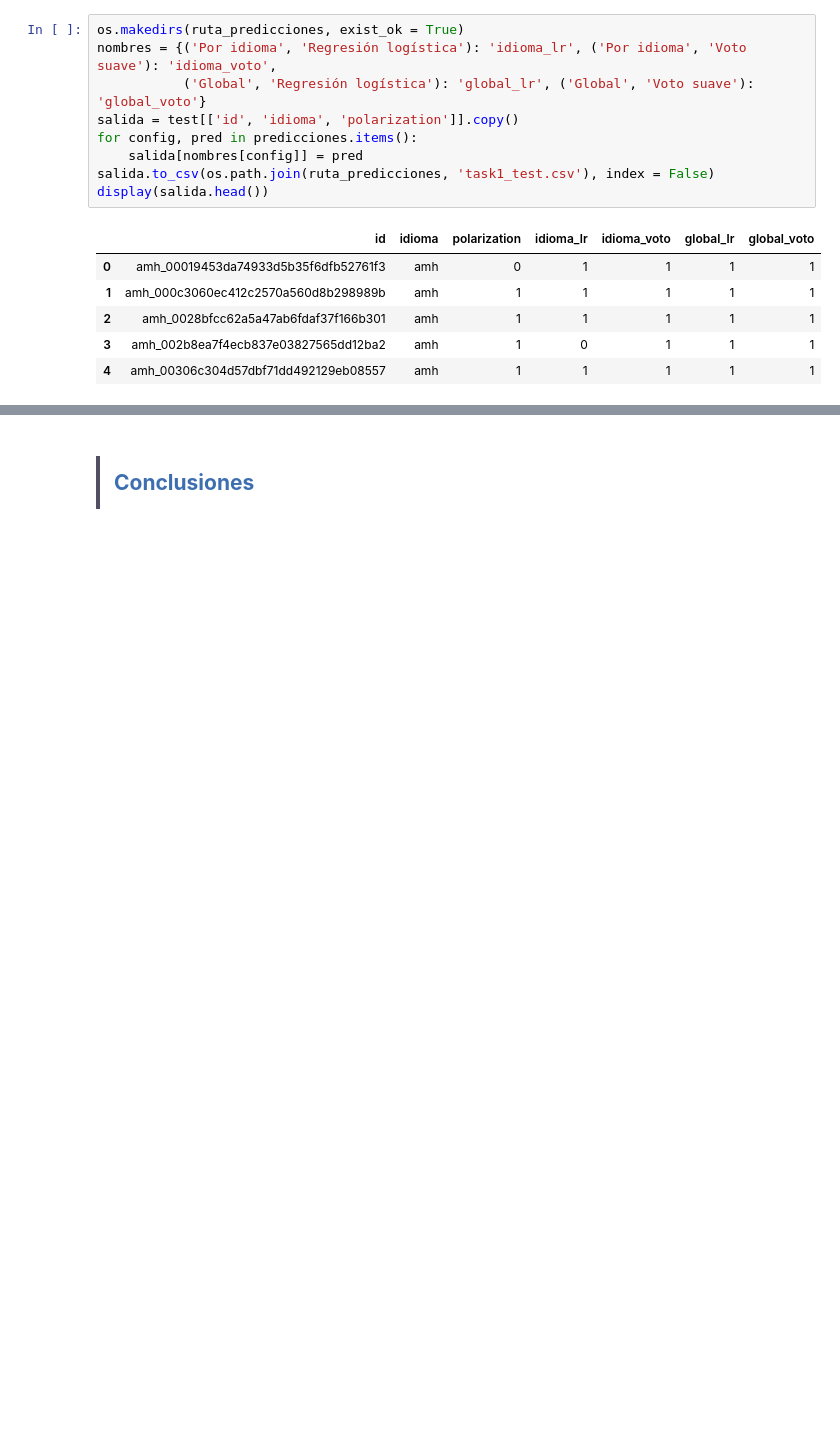
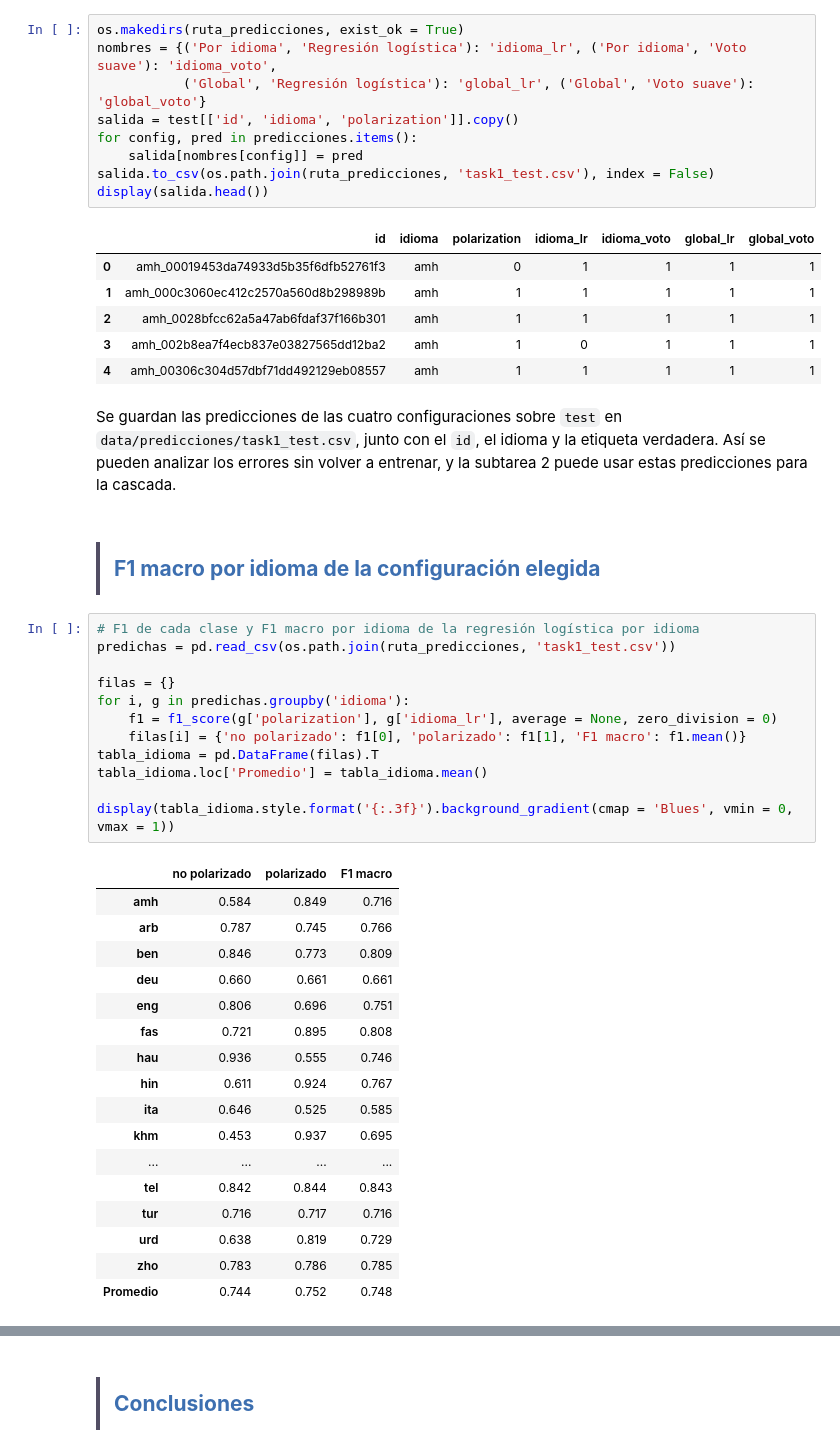
Before and after one commit to makore-0612/POLAR_DMMMOP_PLN, a Jupyter notebook: 3-modelado_task1.ipynb, the cells around one changed output, grey strips where cells are left out. Cells and saved outputs as stored; diff of their text form; blank space fills up the shorter version.

```diff
--- a/3-modelado_task1.ipynb
+++ b/3-modelado_task1.ipynb
@@ -546,3 +556,37 @@ display(salida.head())
 | 2 | amh_0028bfcc62a5a47ab6fdaf37f166b301 | amh | 1 | 1 | 1 | 1 | 1 |
 | 3 | amh_002b8ea7f4ecb837e03827565dd12ba2 | amh | 1 | 0 | 1 | 1 | 1 |
 | 4 | amh_00306c304d57dbf71dd492129eb08557 | amh | 1 | 1 | 1 | 1 | 1 |
+# %% [markdown]
+Se guardan las predicciones de las cuatro configuraciones sobre `test` en `data/predicciones/task1_test.csv`, junto con el `id`, el idioma y la etiqueta verdadera. Así se pueden analizar los errores sin volver a entrenar, y la subtarea 2 puede usar estas predicciones para la cascada.
+# %% [markdown]
+# <div style="border-left:4px solid #524e64;padding:4px 0 6px 14px;margin:16px 0 6px 0;"><span style="color:#3D6FB0;font-size:21px;font-weight:700;">F1 macro por idioma de la configuración elegida</span></div>
+# %%
+# F1 de cada clase y F1 macro por idioma de la regresión logística por idioma
+predichas = pd.read_csv(os.path.join(ruta_predicciones, 'task1_test.csv'))
+
+filas = {}
+for i, g in predichas.groupby('idioma'):
+    f1 = f1_score(g['polarization'], g['idioma_lr'], average = None, zero_division = 0)
+    filas[i] = {'no polarizado': f1[0], 'polarizado': f1[1], 'F1 macro': f1.mean()}
+tabla_idioma = pd.DataFrame(filas).T
+tabla_idioma.loc['Promedio'] = tabla_idioma.mean()
+
+display(tabla_idioma.style.format('{:.3f}').background_gradient(cmap = 'Blues', vmin = 0, vmax = 1))
+# %% [output]
+|  | no polarizado | polarizado | F1 macro |
+| amh | 0.584 | 0.849 | 0.716 |
+| arb | 0.787 | 0.745 | 0.766 |
+| ben | 0.846 | 0.773 | 0.809 |
+| deu | 0.660 | 0.661 | 0.661 |
+| eng | 0.806 | 0.696 | 0.751 |
+| fas | 0.721 | 0.895 | 0.808 |
+| hau | 0.936 | 0.555 | 0.746 |
+| hin | 0.611 | 0.924 | 0.767 |
+| ita | 0.646 | 0.525 | 0.585 |
+| khm | 0.453 | 0.937 | 0.695 |
+| ... | ... | ... | ... |
+| tel | 0.842 | 0.844 | 0.843 |
+| tur | 0.716 | 0.717 | 0.716 |
+| urd | 0.638 | 0.819 | 0.729 |
+| zho | 0.783 | 0.786 | 0.785 |
+| Promedio | 0.744 | 0.752 | 0.748 |
```
Also changed, not shown: parts of 30 cells of this notebook, 2 other files.
